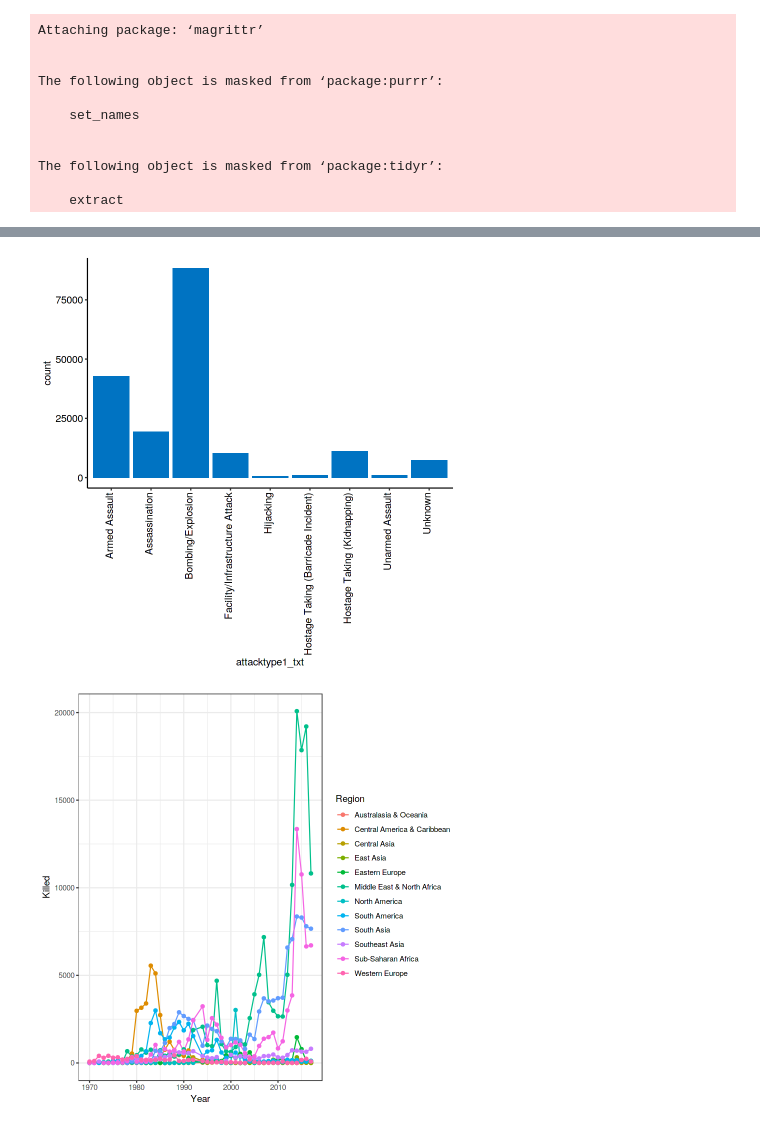
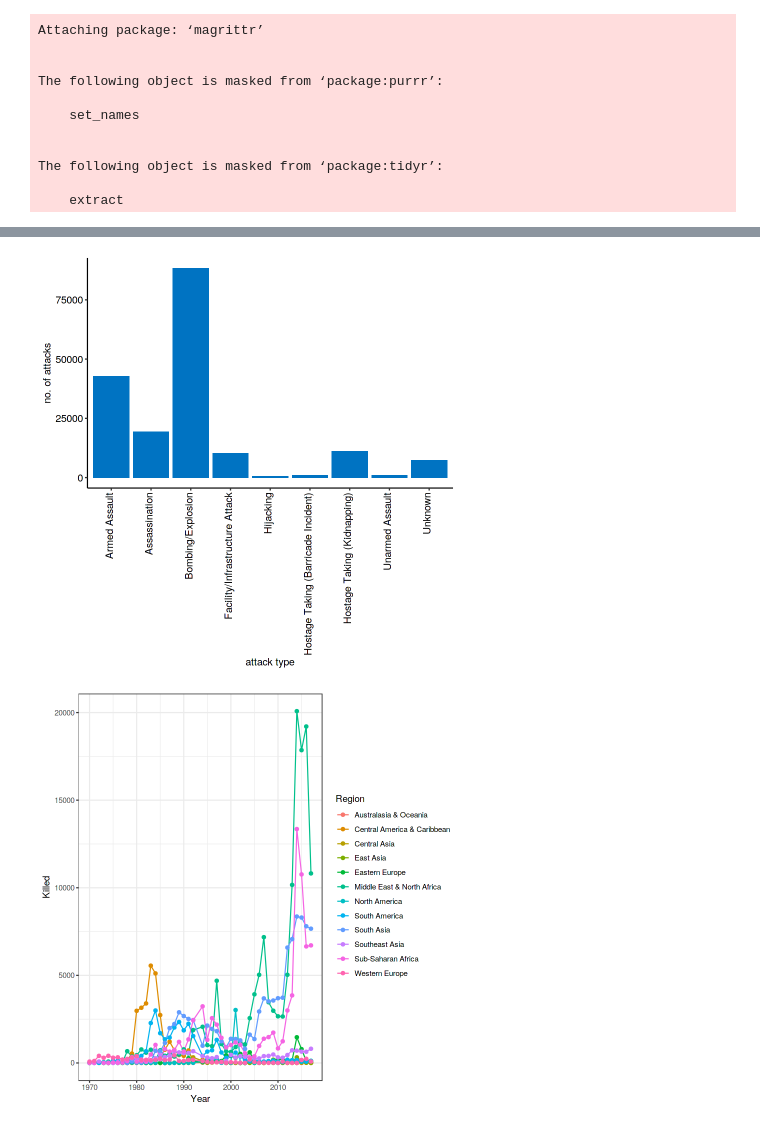
Before and after one commit to ayrus-surya/global-terrorism-analytics, a Jupyter notebook: kernel3a77749b27.ipynb, the cells around one changed output, grey strips where cells are left out. Saved outputs shown, nothing was run; the diff lists cells and outputs as text; code cells hidden in the pictures.

```diff
--- a/kernel3a77749b27.ipynb
+++ b/kernel3a77749b27.ipynb
@@ -67,6 +67,6 @@ ggplot(df, aes(region_txt)) +
 # %%
 ggplot(df, aes(attacktype1_txt)) +
-  geom_bar(fill = "#0073C2FF")+theme(axis.text.x = element_text(angle = 90, hjust =1, vjust = 0.2))
+  geom_bar(fill = "#0073C2FF")+labs(x="attack type",y="no. of attacks")+theme(axis.text.x = element_text(angle = 90, hjust =1, vjust = 0.2))
 # %% [output]
-[figure, old version]
+[figure, new version]
 # %%
```
Also changed, not shown: parts of 8 cells of this notebook.
